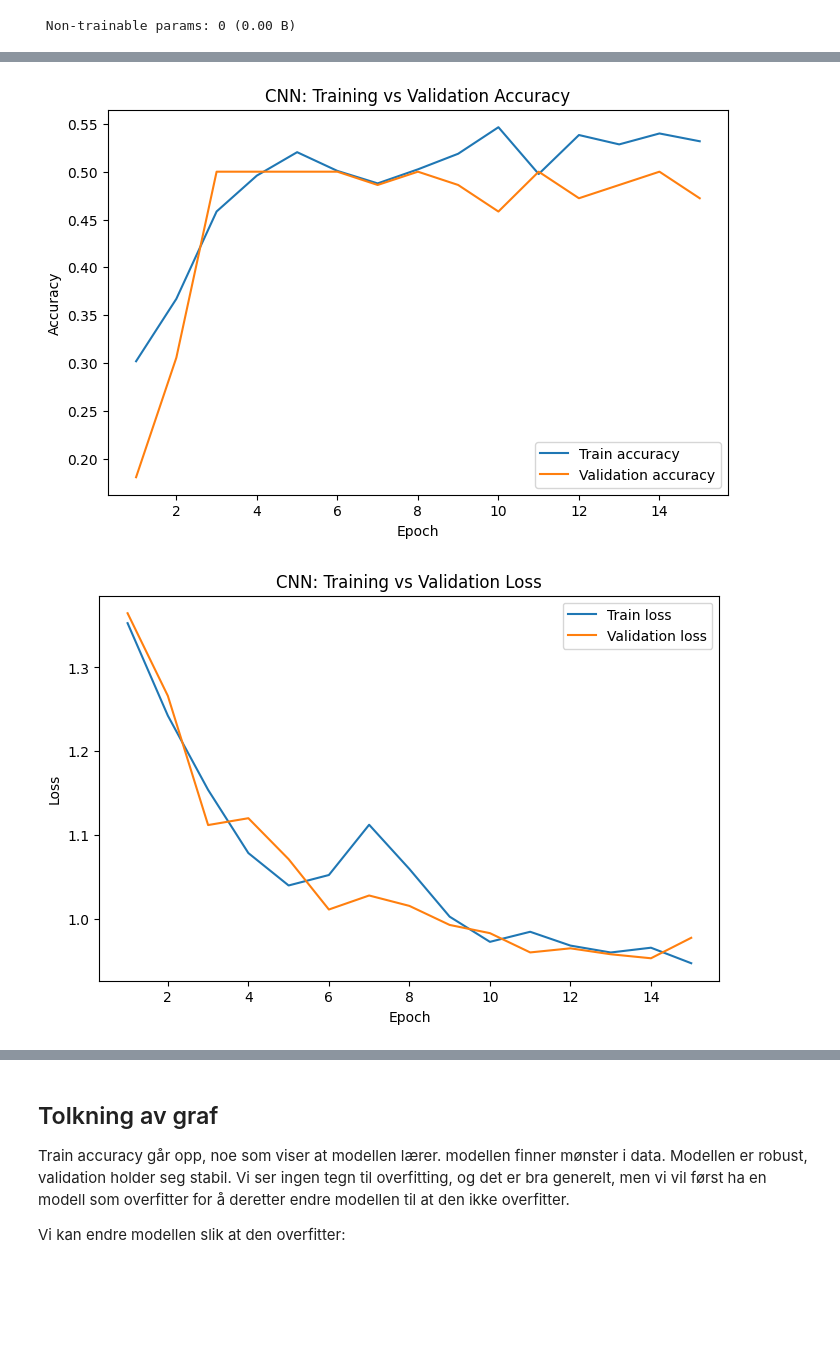
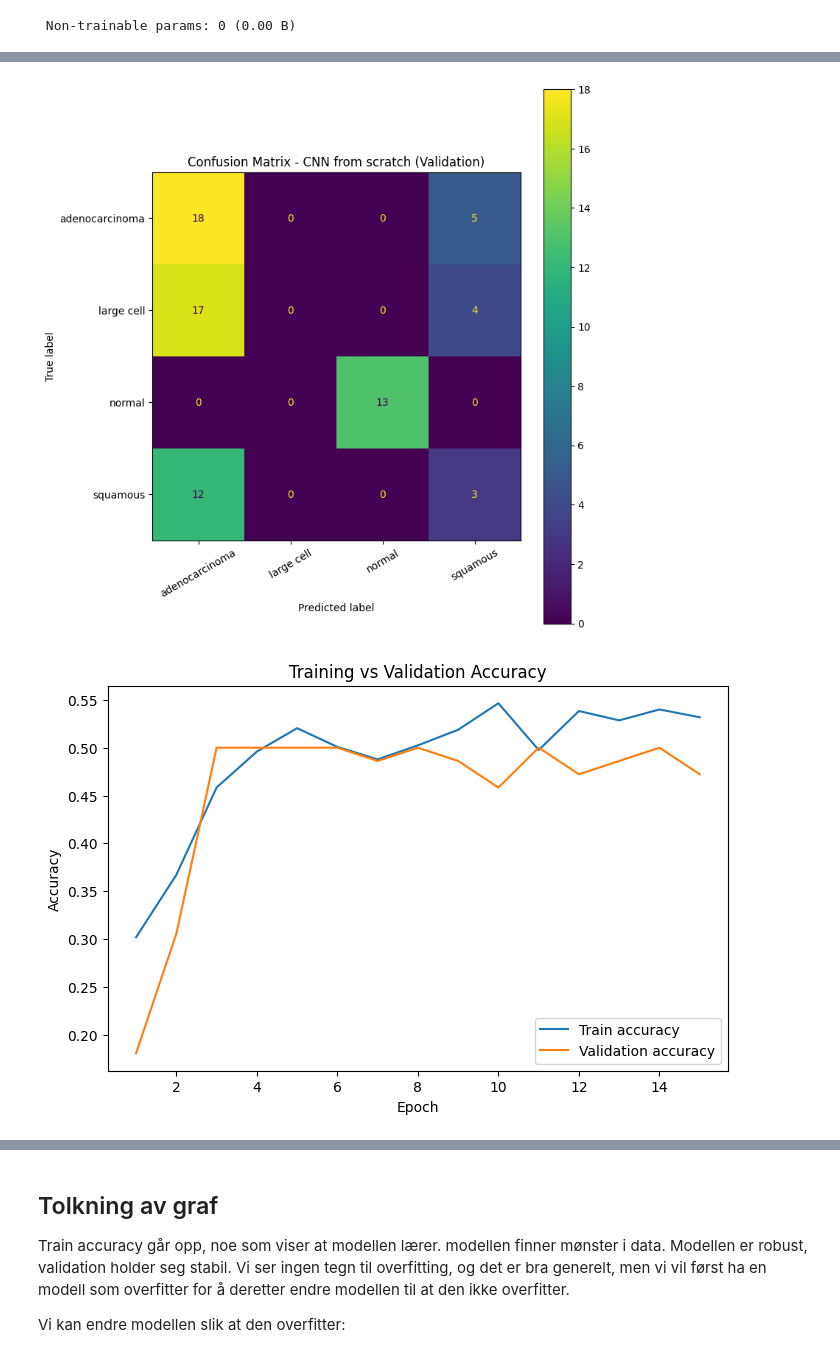
Before and after one commit to chritof/Chest-Cancer-Detections-Using-Deep-Learning, a Jupyter notebook: ChestCancer/utforskeData.ipynb, the cells around one changed output, grey strips where cells are left out. Saved outputs shown, nothing was run; the diff lists cells and outputs as text; code cells hidden in the pictures; blank space fills up the shorter version.

```diff
--- a/ChestCancer/utforskeData.ipynb
+++ b/ChestCancer/utforskeData.ipynb
@@ -681,31 +708,10 @@ Test accuracy: 0.4722222089767456
-# %%
-import matplotlib.pyplot as plt
-
-train_acc = history_simple_cnn.history["accuracy"]
-val_acc = history_simple_cnn.history["val_accuracy"]
-train_loss = history_simple_cnn.history["loss"]
-val_loss = history_simple_cnn.history["val_loss"]
-
-epochs = range(1, len(train_acc) + 1)
-
-plt.figure(figsize=(8, 5))
-plt.plot(epochs, train_acc, label="Train accuracy")
-plt.plot(epochs, val_acc, label="Validation accuracy")
-plt.xlabel("Epoch")
-plt.ylabel("Accuracy")
-plt.title("CNN: Training vs Validation Accuracy")
-plt.legend()
-plt.show()
-# %% [output]
-[figure, removed]
-# %%
-plt.figure(figsize=(8, 5))
-plt.plot(epochs, train_loss, label="Train loss")
-plt.plot(epochs, val_loss, label="Validation loss")
-plt.xlabel("Epoch")
-plt.ylabel("Loss")
-plt.title("CNN: Training vs Validation Loss")
-plt.legend()
-plt.show()
-# %% [output]
-[figure, removed]
+# %%
+simple_cnn_results, y_true_simple_cnn, y_pred_simple_cnn = evaluate_model(
+    simple_cnn_model,
+    valid_data,
+    model_name="CNN from scratch - validation"
+)
+
+plot_confusion(y_true_simple_cnn, y_pred_simple_cnn, "Confusion Matrix - CNN from scratch (Validation)")
+plot_history(history_simple_cnn)
+# %% [output]
@@ -711,0 +736,2 @@ plt.show()
+[figure, added]
+[figure, added]
```
Also changed, not shown: parts of 47 cells of this notebook, 1 other file.
